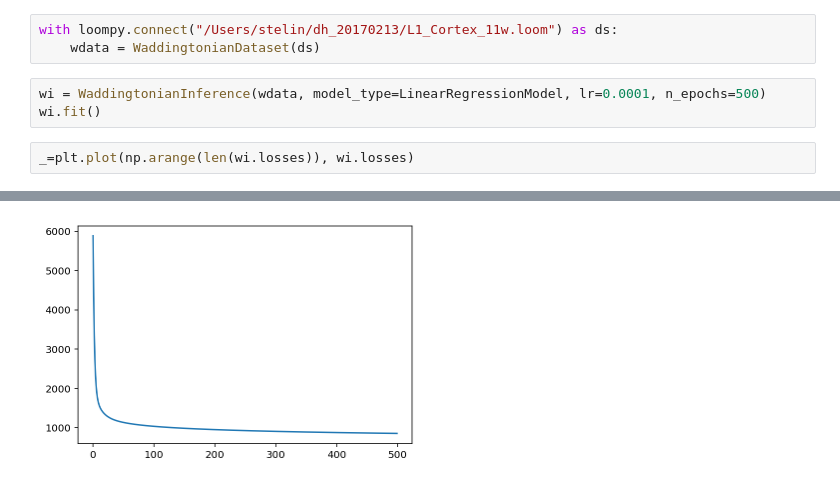
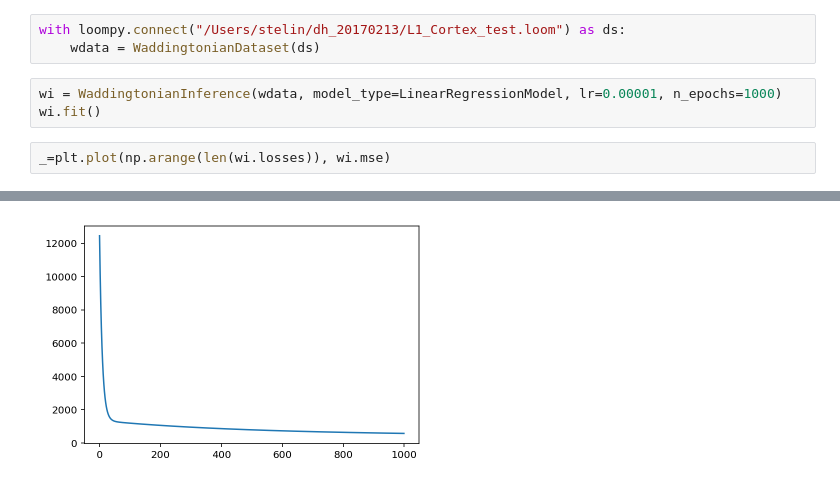
Before and after one commit to linnarsson-lab/adult-human-brain, a Jupyter notebook: notebooks/Waddingtonian.ipynb, the cells around one changed output, grey strips where cells are left out. Saved outputs shown, nothing was run; the diff lists cells and outputs as text.

```diff
--- a/notebooks/Waddingtonian.ipynb
+++ b/notebooks/Waddingtonian.ipynb
@@ -131,10 +164,10 @@ class WaddingtonianInference:
             t.refresh()
 # %%
-with loompy.connect("/Users/stelin/dh_20170213/L1_Cortex_11w.loom") as ds:
+with loompy.connect("/Users/stelin/dh_20170213/L1_Cortex_test.loom") as ds:
     wdata = WaddingtonianDataset(ds)
 # %%
-wi = WaddingtonianInference(wdata, model_type=LinearRegressionModel, lr=0.0001, n_epochs=500)
+wi = WaddingtonianInference(wdata, model_type=LinearRegressionModel, lr=0.00001, n_epochs=1000)
 wi.fit()
 # %%
-_=plt.plot(np.arange(len(wi.losses)), wi.losses)
+_=plt.plot(np.arange(len(wi.losses)), wi.mse)
 # %% [output]
@@ -142 +174 @@ _=plt.plot(np.arange(len(wi.losses)), wi.losses)
-[figure, old version]
+[figure, new version]
```
Also changed, not shown: parts of 29 cells of this notebook, 1 other file.
